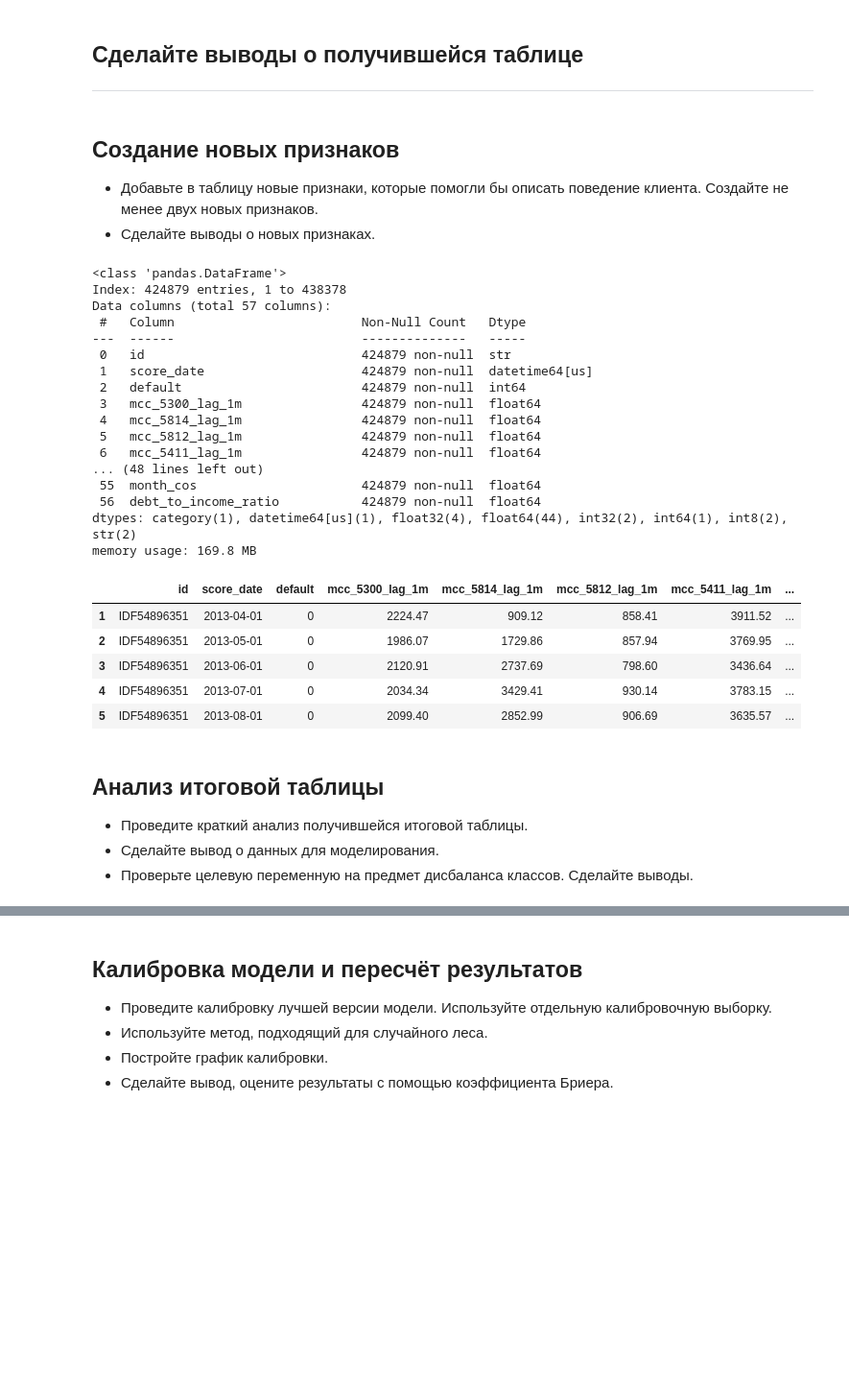
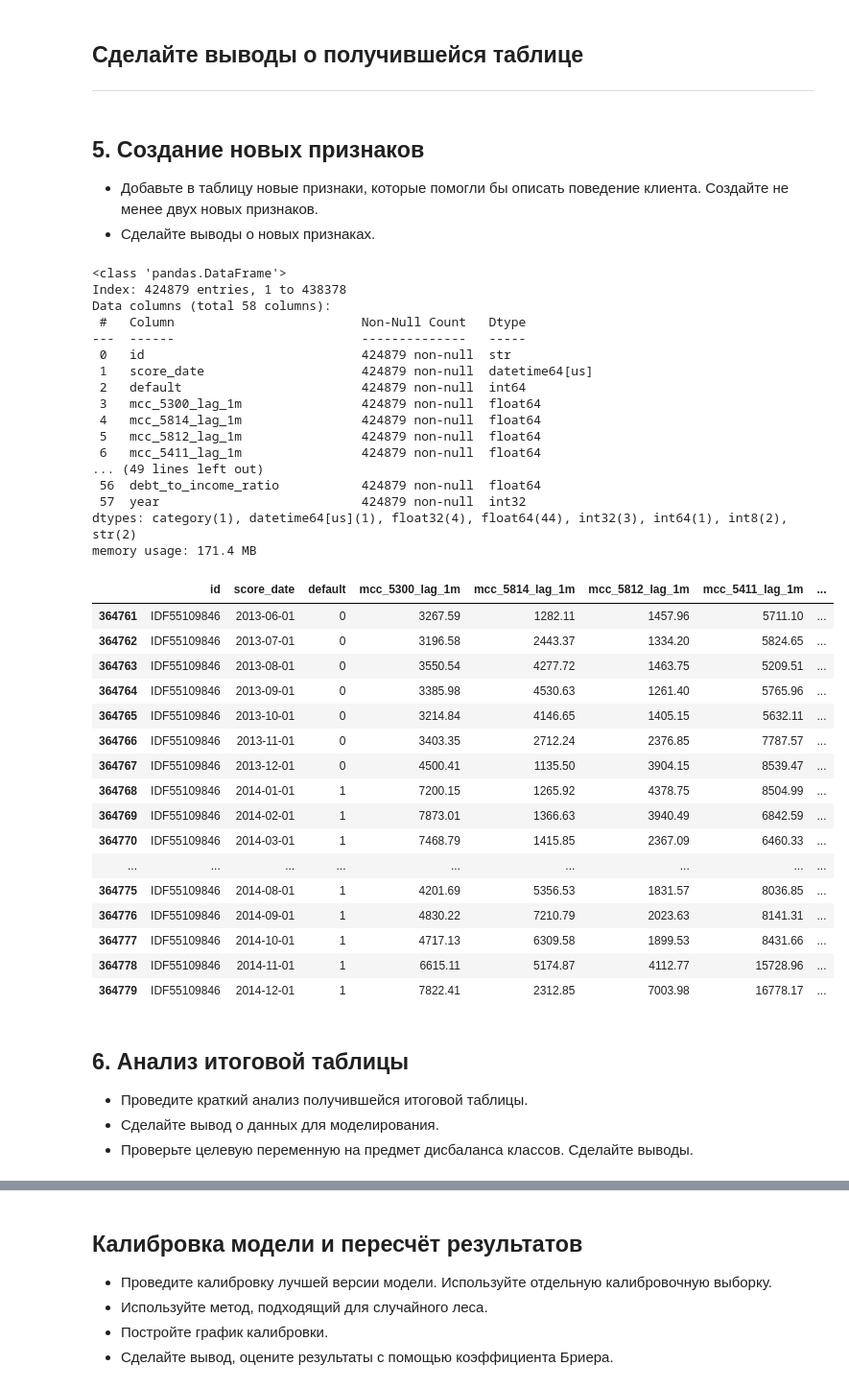
Before and after one commit to TemaQDX/sprint_15_project_behavioral_scoring, a Jupyter notebook: sprint_15_project_behavioral_scoring_Artem_Burov.ipynb, the cells around one changed output, grey strips where cells are left out. Shown at 96% size. Cells and saved outputs as stored; diff of their text form; code cells hidden in the pictures; blank space fills up the shorter version.

```diff
--- a/sprint_15_project_behavioral_scoring_Artem_Burov.ipynb
+++ b/sprint_15_project_behavioral_scoring_Artem_Burov.ipynb
@@ -1438,7 +1767,7 @@ memory usage: 56.3 MB
 ## Сделайте выводы о получившейся таблице
 ---
 # %% [markdown]
-## Создание новых признаков
+## 5. Создание новых признаков
 
 * Добавьте в таблицу новые признаки, которые помогли бы описать поведение клиента. Создайте не менее двух новых признаков.
 * Сделайте выводы о новых признаках.
@@ -1488,11 +1817,13 @@ df1_union['month_cos'] = np.cos(2 * np.pi * df1_union['score_date'].dt.month / 1
 # Добавляем Debt-to-income ratio
 df1_union['debt_to_income_ratio'] = df1_union['loan_amount'] / df1_union['monthly_income']
 
+df1_union['year'] = df1_union['score_date'].dt.year
+
 df1_union.info()
 # %% [output]
 <class 'pandas.DataFrame'>
 Index: 424879 entries, 1 to 438378
-Data columns (total 57 columns):
+Data columns (total 58 columns):
  #   Column                         Non-Null Count   Dtype
 ---  ------                         --------------   -----
  0   id                             424879 non-null  str
@@ -1502,22 +1833,34 @@ Data columns (total 57 columns):
  4   mcc_5814_lag_1m                424879 non-null  float64
  5   mcc_5812_lag_1m                424879 non-null  float64
  6   mcc_5411_lag_1m                424879 non-null  float64
-... (48 lines left out)
- 55  month_cos                      424879 non-null  float64
+... (49 lines left out)
  56  debt_to_income_ratio           424879 non-null  float64
-dtypes: category(1), datetime64[us](1), float32(4), float64(44), int32(2), int64(1), int8(2), str(2)
-memory usage: 169.8 MB
+ 57  year                           424879 non-null  int32
+dtypes: category(1), datetime64[us](1), float32(4), float64(44), int32(3), int64(1), int8(2), str(2)
+memory usage: 171.4 MB
 # %%
-df1_union.head()
+# Проверка на клиенте IDF55109846
+df1_union[df1_union['id'] == 'IDF55109846'].head(25)
 # %% [output]
 |  | id | score_date | default | mcc_5300_lag_1m | mcc_5814_lag_1m | mcc_5812_lag_1m | mcc_5411_lag_1m | ... |
-| 1 | IDF54896351 | 2013-04-01 | 0 | 2224.47 | 909.12 | 858.41 | 3911.52 | ... |
-| 2 | IDF54896351 | 2013-05-01 | 0 | 1986.07 | 1729.86 | 857.94 | 3769.95 | ... |
-| 3 | IDF54896351 | 2013-06-01 | 0 | 2120.91 | 2737.69 | 798.60 | 3436.64 | ... |
-| 4 | IDF54896351 | 2013-07-01 | 0 | 2034.34 | 3429.41 | 930.14 | 3783.15 | ... |
-| 5 | IDF54896351 | 2013-08-01 | 0 | 2099.40 | 2852.99 | 906.69 | 3635.57 | ... |
+| 364761 | IDF55109846 | 2013-06-01 | 0 | 3267.59 | 1282.11 | 1457.96 | 5711.10 | ... |
+| 364762 | IDF55109846 | 2013-07-01 | 0 | 3196.58 | 2443.37 | 1334.20 | 5824.65 | ... |
+| 364763 | IDF55109846 | 2013-08-01 | 0 | 3550.54 | 4277.72 | 1463.75 | 5209.51 | ... |
+| 364764 | IDF55109846 | 2013-09-01 | 0 | 3385.98 | 4530.63 | 1261.40 | 5765.96 | ... |
+| 364765 | IDF55109846 | 2013-10-01 | 0 | 3214.84 | 4146.65 | 1405.15 | 5632.11 | ... |
+| 364766 | IDF55109846 | 2013-11-01 | 0 | 3403.35 | 2712.24 | 2376.85 | 7787.57 | ... |
+| 364767 | IDF55109846 | 2013-12-01 | 0 | 4500.41 | 1135.50 | 3904.15 | 8539.47 | ... |
+| 364768 | IDF55109846 | 2014-01-01 | 1 | 7200.15 | 1265.92 | 4378.75 | 8504.99 | ... |
+| 364769 | IDF55109846 | 2014-02-01 | 1 | 7873.01 | 1366.63 | 3940.49 | 6842.59 | ... |
+| 364770 | IDF55109846 | 2014-03-01 | 1 | 7468.79 | 1415.85 | 2367.09 | 6460.33 | ... |
+| ... | ... | ... | ... | ... | ... | ... | ... | ... |
+| 364775 | IDF55109846 | 2014-08-01 | 1 | 4201.69 | 5356.53 | 1831.57 | 8036.85 | ... |
+| 364776 | IDF55109846 | 2014-09-01 | 1 | 4830.22 | 7210.79 | 2023.63 | 8141.31 | ... |
+| 364777 | IDF55109846 | 2014-10-01 | 1 | 4717.13 | 6309.58 | 1899.53 | 8431.66 | ... |
+| 364778 | IDF55109846 | 2014-11-01 | 1 | 6615.11 | 5174.87 | 4112.77 | 15728.96 | ... |
+| 364779 | IDF55109846 | 2014-12-01 | 1 | 7822.41 | 2312.85 | 7003.98 | 16778.17 | ... |
 # %% [markdown]
-## Анализ итоговой таблицы
+## 6. Анализ итоговой таблицы
 
 * Проведите краткий анализ получившейся итоговой таблицы.
 * Сделайте вывод о данных для моделирования.
```
Also changed, not shown: parts of 54 cells of this notebook.
